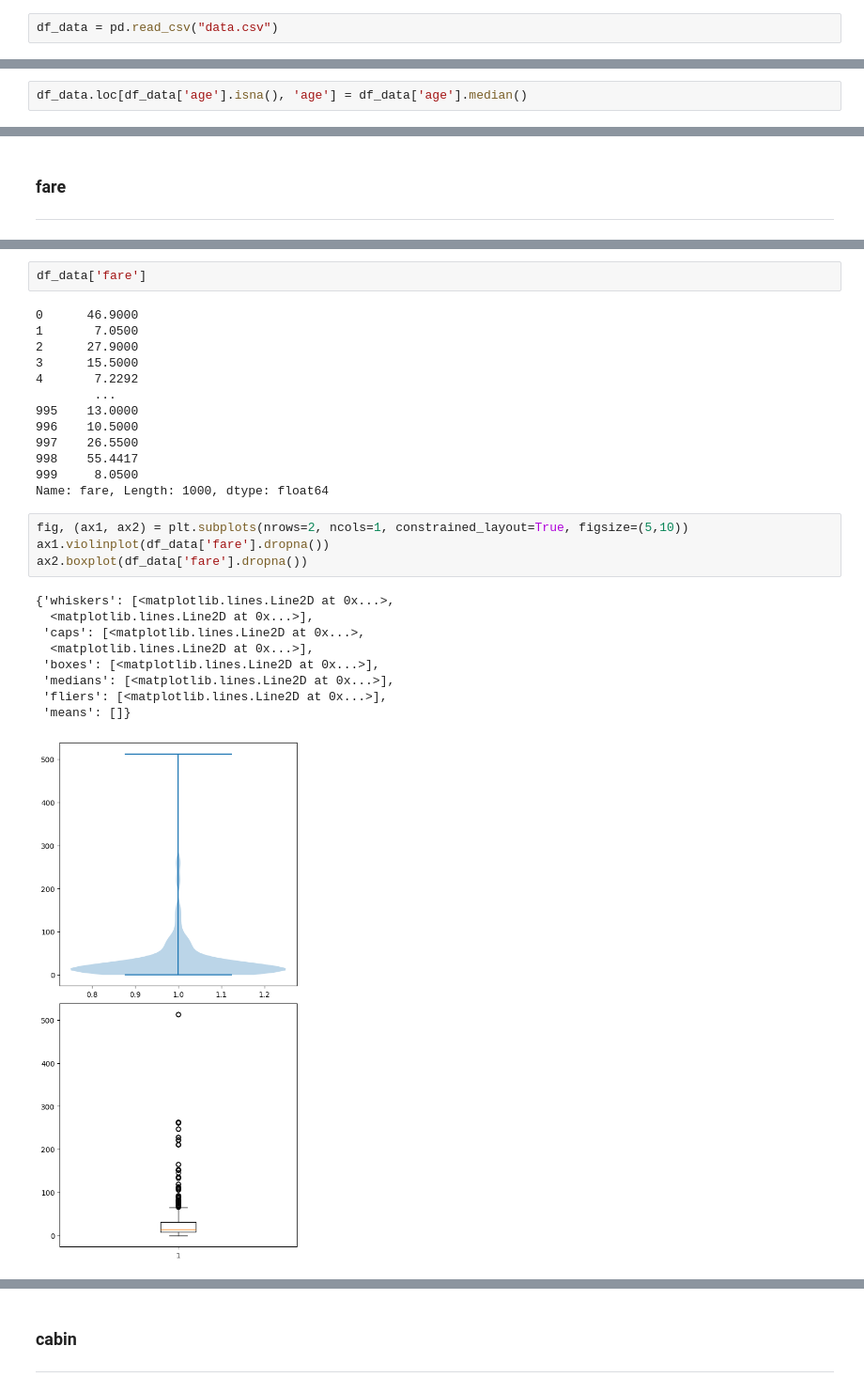
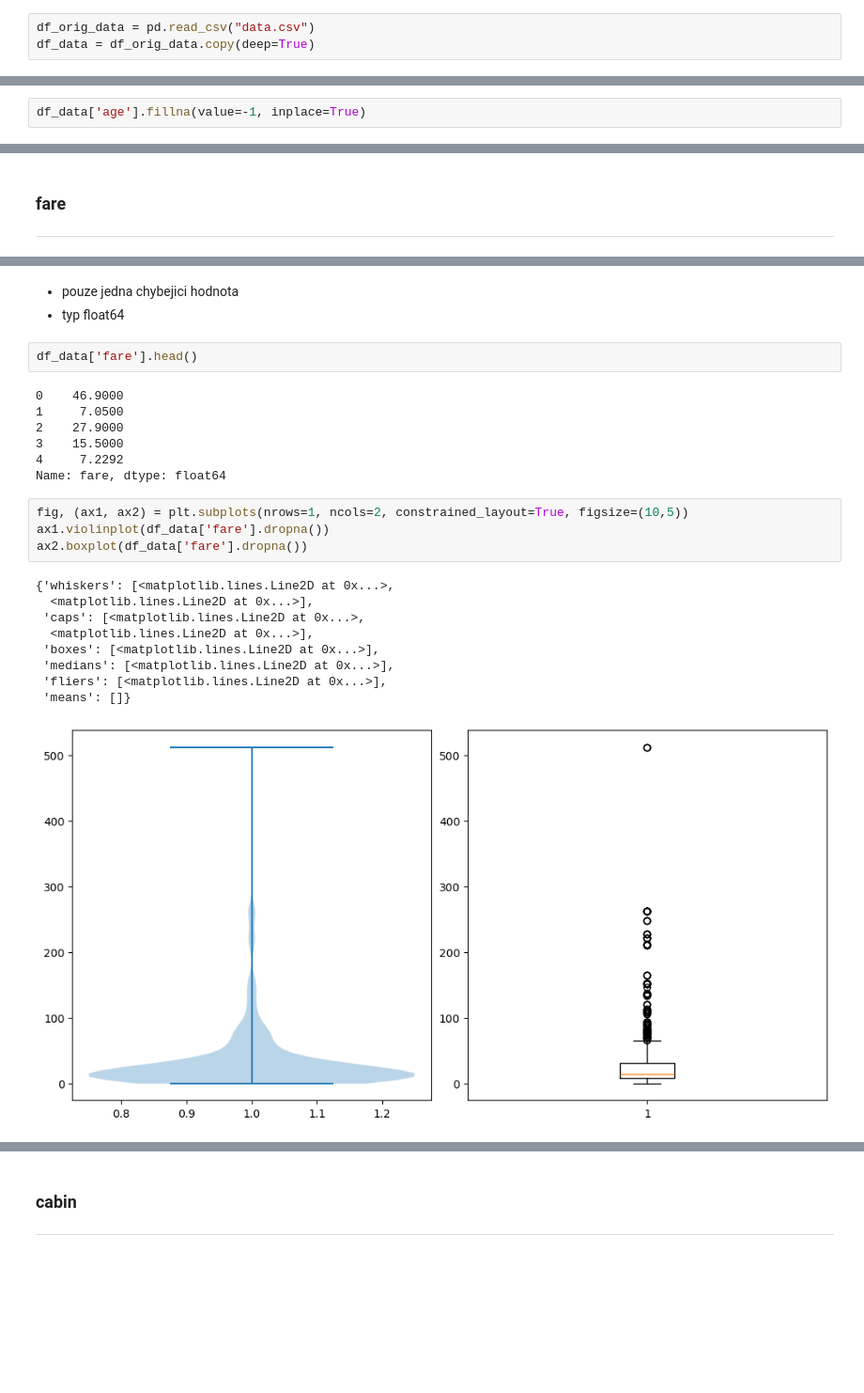
Before and after one commit to nickobard/Machine-Learning-I, a Jupyter notebook: 01/homework_01.ipynb, the cells around one changed output, grey strips where cells are left out. Shown at 94% size. Cells and saved outputs as stored; diff of their text form; blank space fills up the shorter version.

Commit message:
Finish data preprocessing

```diff
--- a/01/homework_01.ipynb
+++ b/01/homework_01.ipynb
@@ -88,2 +88,3 @@ random_seed = 42
 # %%
-df_data = pd.read_csv("data.csv")
+df_orig_data = pd.read_csv("data.csv")
+df_data = df_orig_data.copy(deep=True)
@@ -439,3 +405,3 @@ True
-# %%
-df_data.loc[df_data['age'].isna(), 'age'] = df_data['age'].median()
+# %%
+df_data['age'].fillna(value=-1, inplace=True)
 # %%
@@ -623,29 +564,26 @@ df_data
+# %% [markdown]
+- pouze jedna chybejici hodnota
+- typ float64
 # %%
-df_data['fare']
+df_data['fare'].head()
 # %% [output]
-0      46.9000
-1       7.0500
-2      27.9000
-3      15.5000
-4       7.2292
-        ...
-995    13.0000
-996    10.5000
-997    26.5500
-998    55.4417
-999     8.0500
-Name: fare, Length: 1000, dtype: float64
+0    46.9000
+1     7.0500
+2    27.9000
+3    15.5000
+4     7.2292
+Name: fare, dtype: float64
 # %%
-fig, (ax1, ax2) = plt.subplots(nrows=2, ncols=1, constrained_layout=True, figsize=(5,10))
+fig, (ax1, ax2) = plt.subplots(nrows=1, ncols=2, constrained_layout=True, figsize=(10,5))
 ax1.violinplot(df_data['fare'].dropna())
 ax2.boxplot(df_data['fare'].dropna())
 # %% [output]
 {'whiskers': [<matplotlib.lines.Line2D at 0x...>,
   <matplotlib.lines.Line2D at 0x...>],
  'caps': [<matplotlib.lines.Line2D at 0x...>,
   <matplotlib.lines.Line2D at 0x...>],
  'boxes': [<matplotlib.lines.Line2D at 0x...>],
  'medians': [<matplotlib.lines.Line2D at 0x...>],
  'fliers': [<matplotlib.lines.Line2D at 0x...>],
  'means': []}
-[figure, old version]
+[figure, new version]
```
Also changed, not shown: parts of 138 cells of this notebook.
